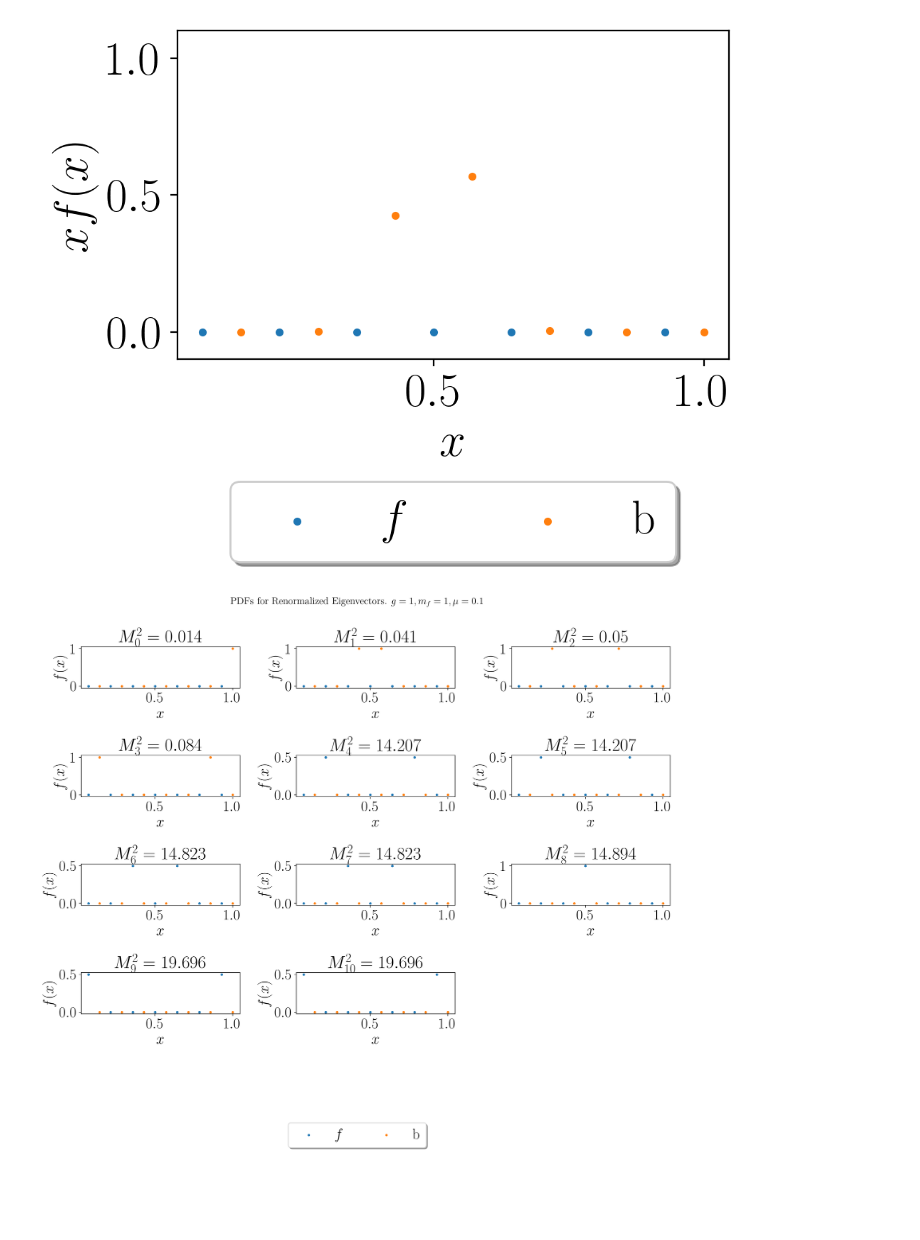
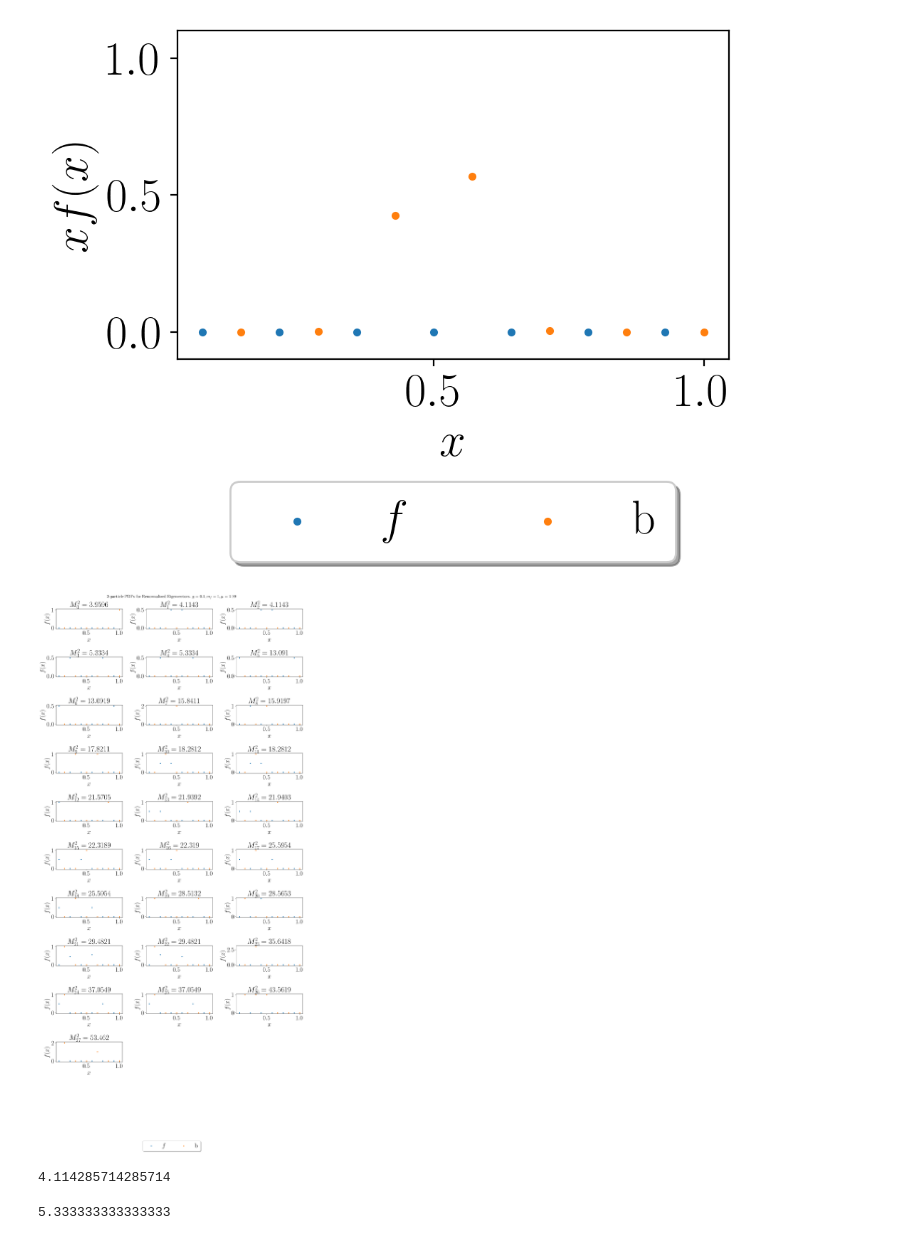
Before and after one commit to cgustin99/OpenParticle, a Jupyter notebook: models/Yukawa/yukawa.ipynb, the cells around one changed output. Saved outputs shown, nothing was run; the diff lists cells and outputs as text; code cells hidden in the pictures; blank space fills up the shorter version.

```diff
--- a/models/Yukawa/yukawa.ipynb
+++ b/models/Yukawa/yukawa.ipynb
@@ -518,3 +518,8 @@ def get_renormalized_eigenstates(resolutions, t,  g, mf, mb, Q, num_eigenstates,
     # print("All renormalized eigenvalues are positive:", all(padded_eigenvalues > 0))
     assert all(padded_eigenvalues > 0)
     return padded_eigenvalues, eigenstates
+# %%
+gis =[]
+for gi in np.arange(0, 0.1, 0.01):
+    eig, _ = get_renormalized_eigenstates(resolutions, t = t, g = gi, mf = mf, mb = mb, Q = Q, num_eigenstates = num_eigenstates, n_particles = n_particles)
+    gis.append(eig[4][0])
@@ -520,0 +546,5 @@ def get_renormalized_eigenstates(resolutions, t,  g, mf, mb, Q, num_eigenstates,
+# %%
+def f(x, a):
+    return a*x**2
+
+scipy.optimize.curve_fit(f, np.arange(0, 0.1, 0.01), np.array(gis) - (12/5 + 12/7))[0]
@@ -521,11 +559,11 @@ def get_renormalized_eigenstates(resolutions, t,  g, mf, mb, Q, num_eigenstates,
 # %%
-max_res = 7
+max_res = 6
 mf = 1
-mb = 0.1
-g = 1
+mb = 1.99
+g = 0.1
 t = 0.1
 Q = 0
-n_particles = 2
+n_particles = 3
 num_eigenstates = 'all'
 
 resolutions = [max_res]
@@ -612,33 +661,41 @@ for idx, ax in enumerate(axes):
 
         x_fermion = np.array([k / res for k in np.arange(1 / 2, res, 1)])
         x_boson = np.array([k / res for k in np.arange(1, res + 1, 1)])
 
 
         scatter_fermion = ax.scatter(x_fermion, np.real(fermion_pdf), marker='.', label='$f$')
 
         if idx == 0:
             handles.extend([scatter_fermion])
             labels.extend(['$f$'])
 
         scatter_boson = ax.scatter(x_boson, np.real(boson_pdf), marker='.', label='$b$')
         if idx == 0:
             handles.append(scatter_boson)
             labels.append('b')
 
         ax.set_xlabel('$x$')
         ax.set_ylabel('$f(x)$')
         # ax.set_yscale('log')
-        ax.set_title(f"$M_{{{idx}}}^2 = {round(renormalized_eigenvalues[idx][0], 3)}$")
+        ax.set_title(f"$M_{{{idx}}}^2 = {round(renormalized_eigenvalues[idx][0], 4)}$")
     else:
         ax.axis('off')  # Hide unused subplot axes
 
-fig.suptitle(f"PDFs for Renormalized Eigenvectors. $g = {g}, m_f = {mf}, \mu = {mb}$", fontsize=16)
+fig.suptitle(f"{n_particles}-particle PDFs for Renormalized Eigenvectors. $g = {g}, m_f = {mf}, \mu = {mb}$", fontsize=16)
 # Add a single legend outside the grid
 fig.legend(handles, labels, loc='upper center', bbox_to_anchor=(0.5, 0), fancybox=True, shadow=True, ncol=len(labels))
 
 
 # Adjust layout
 plt.tight_layout(rect=[0, 0.1, 1, 1])  # Leave space for the legend
 plt.show()
 # %% [output]
-[figure, old version]
+[figure, new version]
+# %%
+12/5 + 12/7
+# %% [output]
+4.114285714285714
+# %%
+6/(1.5) + 6/(4.5)
+# %% [output]
+5.333333333333333
```
Also changed, not shown: parts of 8 cells of this notebook, 1 other file.
